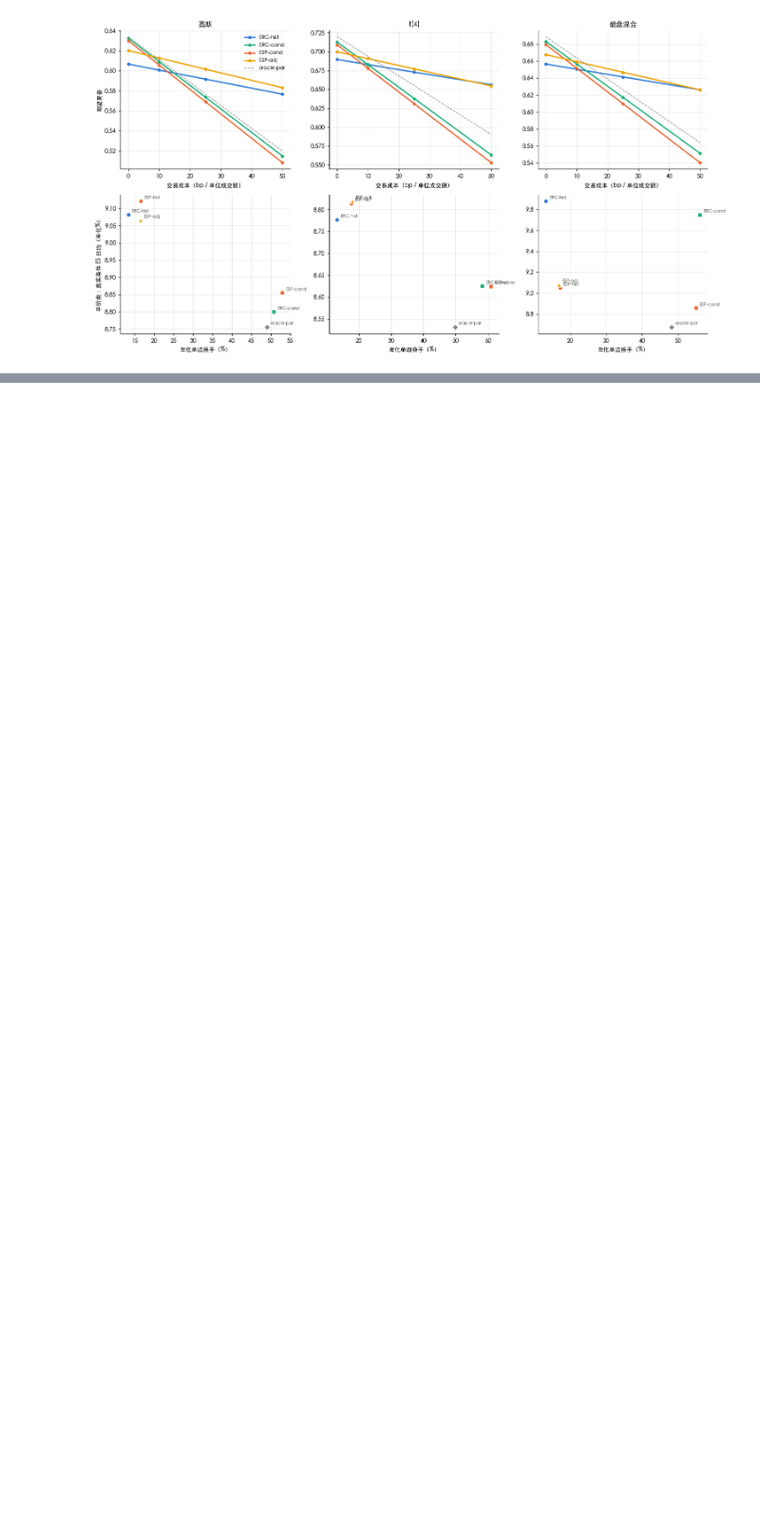
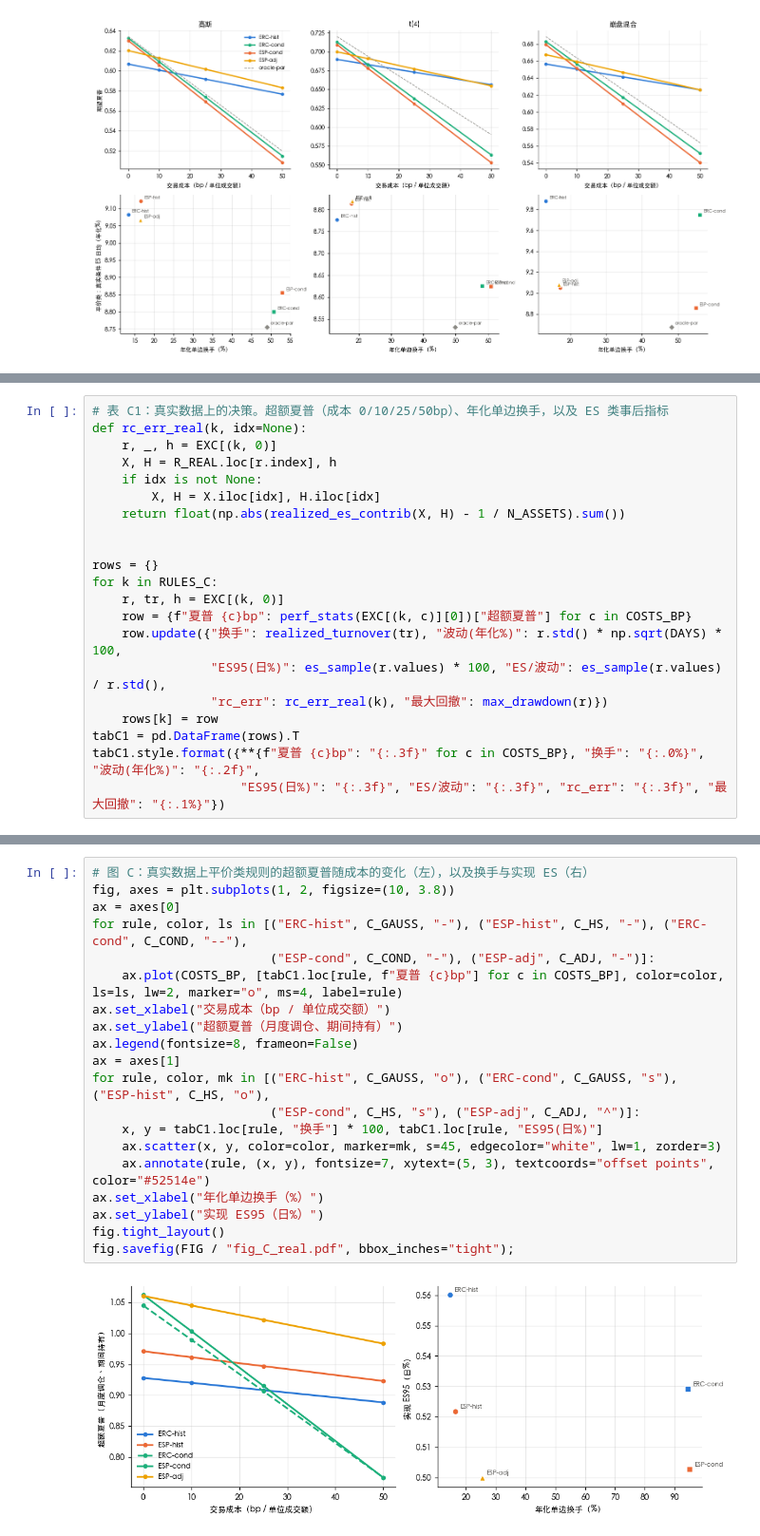
Before and after one commit to lshangro-png/tail-risk-cn, a Jupyter notebook: studies/09_estimation_vs_decision/estimation_vs_decision.ipynb, the cells around one changed output, grey strips where cells are left out. Shown at 95% size. Cells and saved outputs as stored; diff of their text form; blank space fills up the shorter version.

```diff
--- a/studies/09_estimation_vs_decision/estimation_vs_decision.ipynb
+++ b/studies/09_estimation_vs_decision/estimation_vs_decision.ipynb
@@ -949,0 +1079,21 @@ fig.savefig(FIG / "fig_B_costs.pdf", bbox_inches="tight");
+# %%
+# 表 C1：真实数据上的决策。超额夏普（成本 0/10/25/50bp）、年化单边换手，以及 ES 类事后指标
+def rc_err_real(k, idx=None):
+    r, _, h = EXC[(k, 0)]
+    X, H = R_REAL.loc[r.index], h
+    if idx is not None:
+        X, H = X.iloc[idx], H.iloc[idx]
+    return float(np.abs(realized_es_contrib(X, H) - 1 / N_ASSETS).sum())
+
+
+rows = {}
+for k in RULES_C:
+    r, tr, h = EXC[(k, 0)]
+    row = {f"夏普 {c}bp": perf_stats(EXC[(k, c)][0])["超额夏普"] for c in COSTS_BP}
+    row.update({"换手": realized_turnover(tr), "波动(年化%)": r.std() * np.sqrt(DAYS) * 100,
+                "ES95(日%)": es_sample(r.values) * 100, "ES/波动": es_sample(r.values) / r.std(),
+                "rc_err": rc_err_real(k), "最大回撤": max_drawdown(r)})
+    rows[k] = row
+tabC1 = pd.DataFrame(rows).T
+tabC1.style.format({**{f"夏普 {c}bp": "{:.3f}" for c in COSTS_BP}, "换手": "{:.0%}", "波动(年化%)": "{:.2f}",
+                    "ES95(日%)": "{:.3f}", "ES/波动": "{:.3f}", "rc_err": "{:.3f}", "最大回撤": "{:.1%}"})
@@ -949,0 +1202,22 @@ fig.savefig(FIG / "fig_B_costs.pdf", bbox_inches="tight");
+# %%
+# 图 C：真实数据上平价类规则的超额夏普随成本的变化（左），以及换手与实现 ES（右）
+fig, axes = plt.subplots(1, 2, figsize=(10, 3.8))
+ax = axes[0]
+for rule, color, ls in [("ERC-hist", C_GAUSS, "-"), ("ESP-hist", C_HS, "-"), ("ERC-cond", C_COND, "--"),
+                        ("ESP-cond", C_COND, "-"), ("ESP-adj", C_ADJ, "-")]:
+    ax.plot(COSTS_BP, [tabC1.loc[rule, f"夏普 {c}bp"] for c in COSTS_BP], color=color, ls=ls, lw=2, marker="o", ms=4, label=rule)
+ax.set_xlabel("交易成本（bp / 单位成交额）")
+ax.set_ylabel("超额夏普（月度调仓、期间持有）")
+ax.legend(fontsize=8, frameon=False)
+ax = axes[1]
+for rule, color, mk in [("ERC-hist", C_GAUSS, "o"), ("ERC-cond", C_GAUSS, "s"), ("ESP-hist", C_HS, "o"),
+                        ("ESP-cond", C_HS, "s"), ("ESP-adj", C_ADJ, "^")]:
+    x, y = tabC1.loc[rule, "换手"] * 100, tabC1.loc[rule, "ES95(日%)"]
+    ax.scatter(x, y, color=color, marker=mk, s=45, edgecolor="white", lw=1, zorder=3)
+    ax.annotate(rule, (x, y), fontsize=7, xytext=(5, 3), textcoords="offset points", color="#52514e")
+ax.set_xlabel("年化单边换手（%）")
+ax.set_ylabel("实现 ES95（日%）")
+fig.tight_layout()
+fig.savefig(FIG / "fig_C_real.pdf", bbox_inches="tight");
+# %% [output]
+[figure, added]
```
Also changed, not shown: parts of 10 cells of this notebook, 4 other files.
